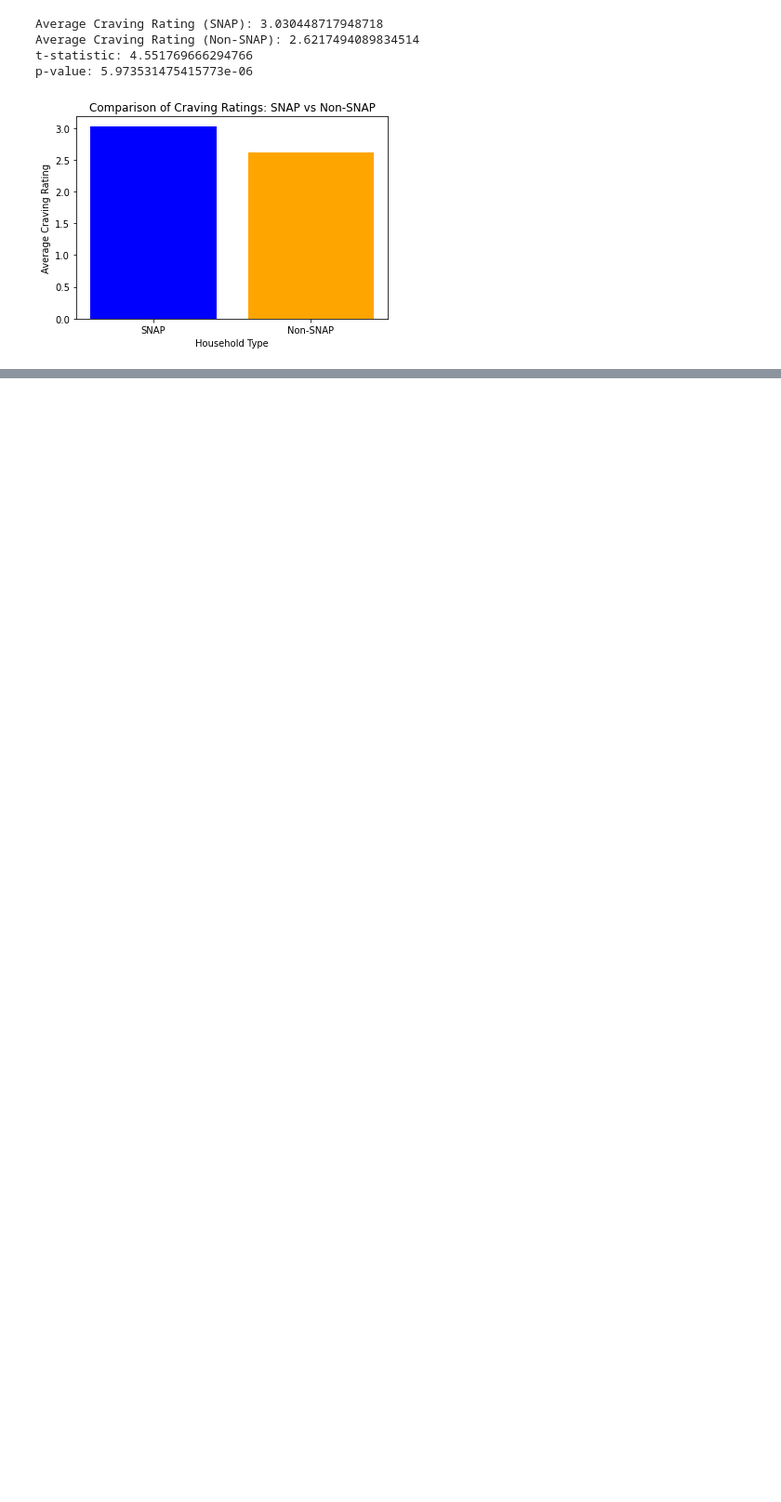
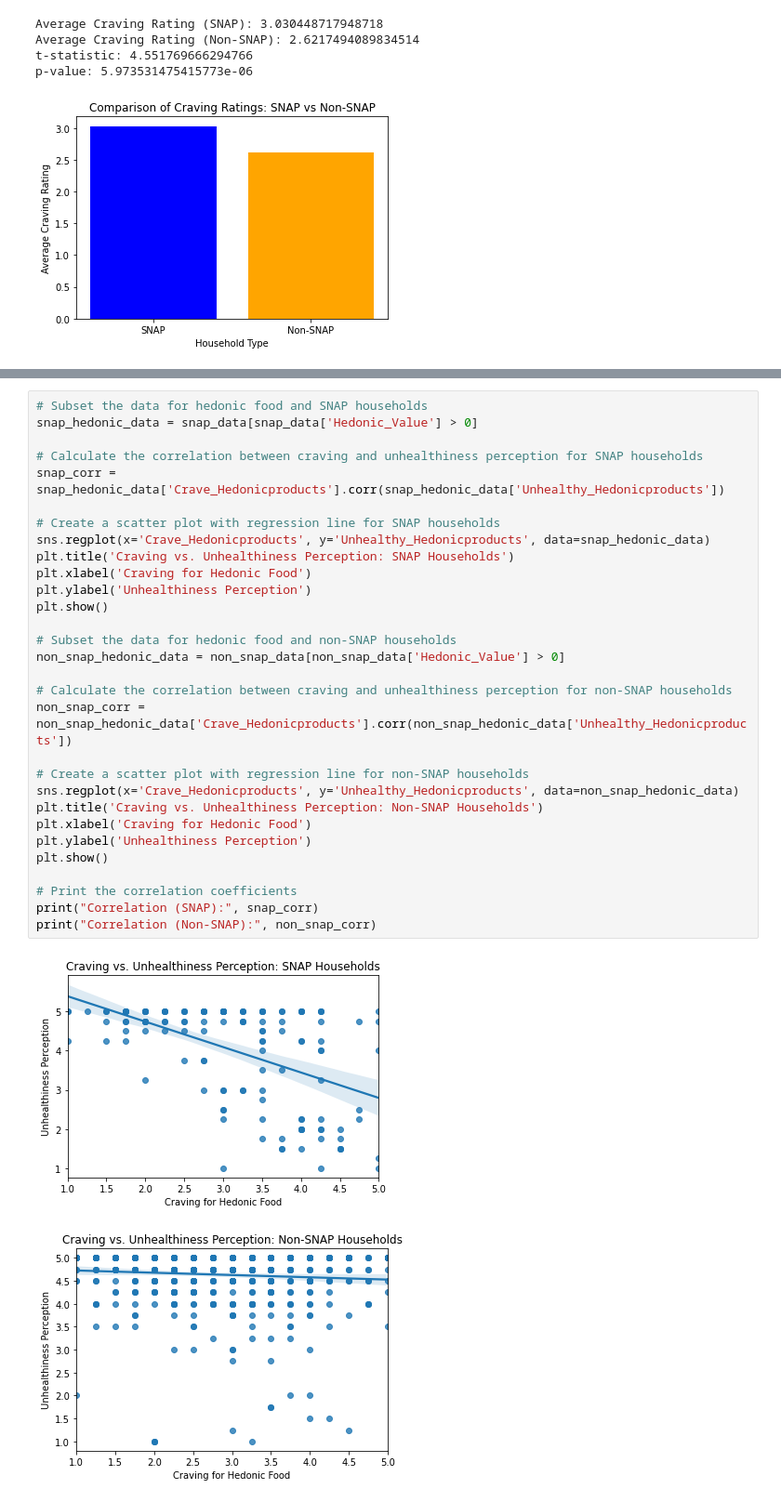
Before and after one commit to franklinjtan/Food-Stamps-Consumer-Behavior-Analysis, a Jupyter notebook: code/main.ipynb, the cells around one changed output, grey strips where cells are left out. Shown at 93% size. Cells and saved outputs as stored; diff of their text form; blank space fills up the shorter version.

```diff
--- a/code/main.ipynb
+++ b/code/main.ipynb
@@ -342,0 +376,33 @@ p-value: 5.973531475415773e-06
+# %%
+# Subset the data for hedonic food and SNAP households
+snap_hedonic_data = snap_data[snap_data['Hedonic_Value'] > 0]
+
+# Calculate the correlation between craving and unhealthiness perception for SNAP households
+snap_corr = snap_hedonic_data['Crave_Hedonicproducts'].corr(snap_hedonic_data['Unhealthy_Hedonicproducts'])
+
+# Create a scatter plot with regression line for SNAP households
+sns.regplot(x='Crave_Hedonicproducts', y='Unhealthy_Hedonicproducts', data=snap_hedonic_data)
+plt.title('Craving vs. Unhealthiness Perception: SNAP Households')
+plt.xlabel('Craving for Hedonic Food')
+plt.ylabel('Unhealthiness Perception')
+plt.show()
+
+# Subset the data for hedonic food and non-SNAP households
+non_snap_hedonic_data = non_snap_data[non_snap_data['Hedonic_Value'] > 0]
+
+# Calculate the correlation between craving and unhealthiness perception for non-SNAP households
+non_snap_corr = non_snap_hedonic_data['Crave_Hedonicproducts'].corr(non_snap_hedonic_data['Unhealthy_Hedonicproducts'])
+
+# Create a scatter plot with regression line for non-SNAP households
+sns.regplot(x='Crave_Hedonicproducts', y='Unhealthy_Hedonicproducts', data=non_snap_hedonic_data)
+plt.title('Craving vs. Unhealthiness Perception: Non-SNAP Households')
+plt.xlabel('Craving for Hedonic Food')
+plt.ylabel('Unhealthiness Perception')
+plt.show()
+
+# Print the correlation coefficients
+print("Correlation (SNAP):", snap_corr)
+print("Correlation (Non-SNAP):", non_snap_corr)
+# %% [output]
+[figure, added]
+[figure, added]
```
Also changed, not shown: parts of 5 cells of this notebook.
